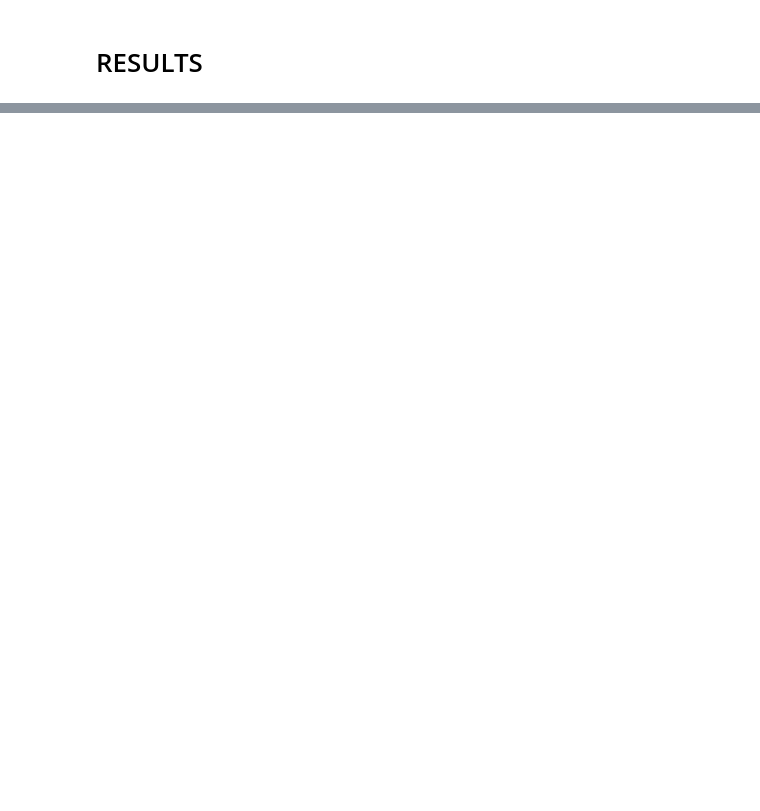
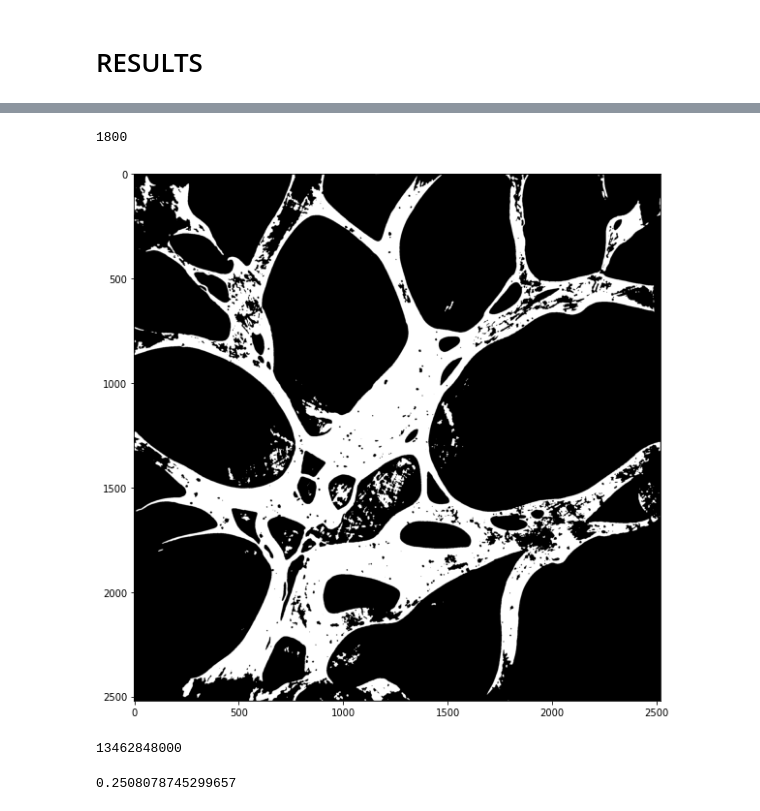
Before and after one commit to ankhafizov/porous_implants, a Jupyter notebook: viewer.ipynb, the cells around one changed output, grey strips where cells are left out. Cells and saved outputs as stored; diff of their text form; code cells hidden in the pictures; blank space fills up the shorter version.

```diff
--- a/viewer.ipynb
+++ b/viewer.ipynb
@@ -92,0 +144,18 @@ num
+# %%
+num = np.random.randint(0,2120)
+fig, axes = plt.subplots(figsize=(10,10))
+axes.imshow(img3d[num], cmap='gray')
+num
+# %% [output]
+1800
+[figure, added]
+# %%
+x, y, z = img3d.shape
+volume = x*y*z
+volume
+# %% [output]
+13462848000
+# %%
+np.sum(img3d) / volume
+# %% [output]
+0.2508078745299657
```
Also changed, not shown: parts of 9 cells of this notebook, 1 other file.
